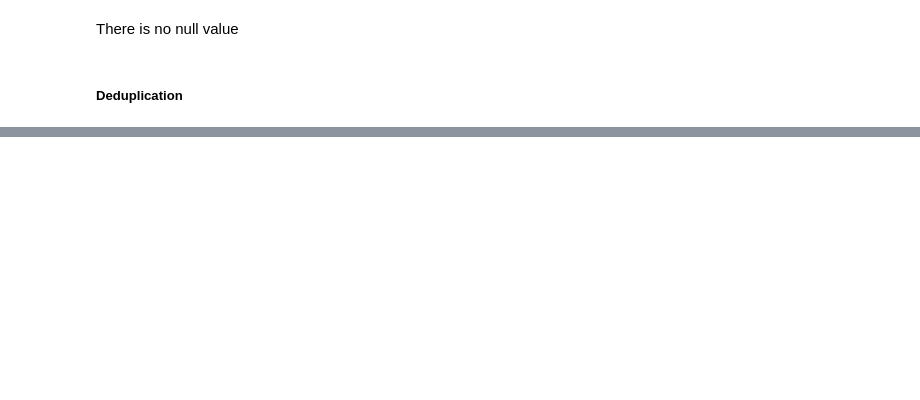
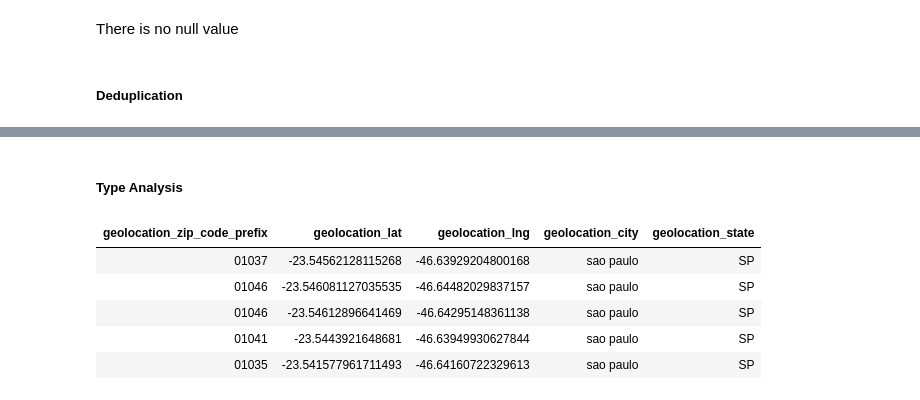
Before and after one commit to rahimcc/EngineeringAnalytics_Olist, a Jupyter notebook: 02_Exploration.ipynb, the cells around one changed output, grey strips where cells are left out. Cells and saved outputs as stored; diff of their text form; code cells hidden in the pictures; blank space fills up the shorter version.

Commit message:
Added exploration of Geolocation Data

```diff
--- a/02_Exploration.ipynb
+++ b/02_Exploration.ipynb
@@ -116,0 +192,16 @@ There is no null value
+# %% [markdown]
+##### Type Analysis
+# %%
+%sql
+SELECT
+      *
+FROM
+    workspace.bronze.olist_geo_loc
+LIMIT 5
+# %% [output]
+| geolocation_zip_code_prefix | geolocation_lat | geolocation_lng | geolocation_city | geolocation_state |
+| 01037 | -23.54562128115268 | -46.63929204800168 | sao paulo | SP |
+| 01046 | -23.546081127035535 | -46.64482029837157 | sao paulo | SP |
+| 01046 | -23.54612896641469 | -46.64295148361138 | sao paulo | SP |
+| 01041 | -23.5443921648681 | -46.63949930627844 | sao paulo | SP |
+| 01035 | -23.541577961711493 | -46.64160722329613 | sao paulo | SP |
```
Also changed, not shown: parts of 24 cells of this notebook.
